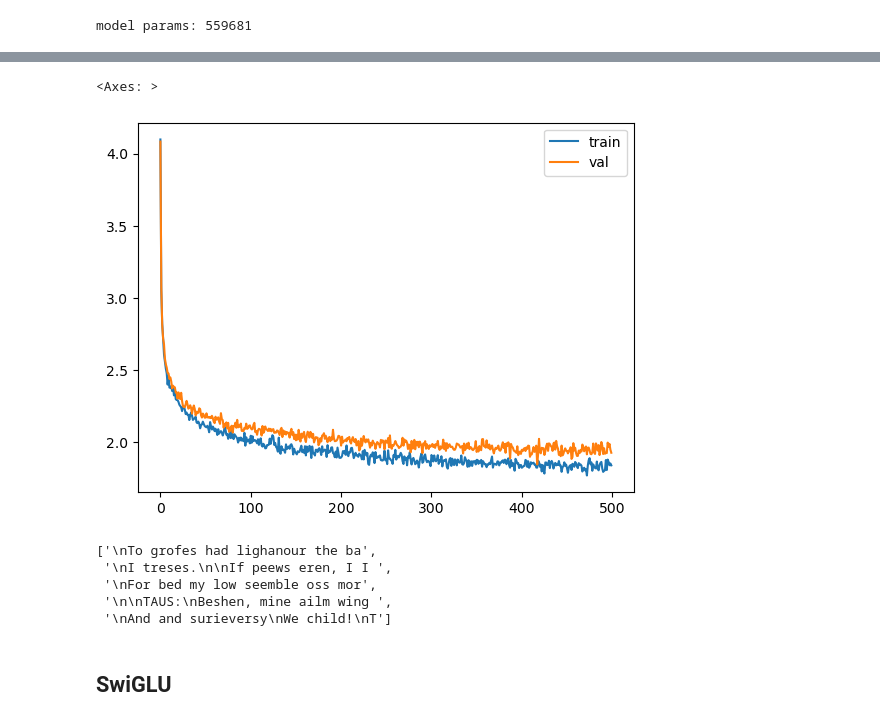
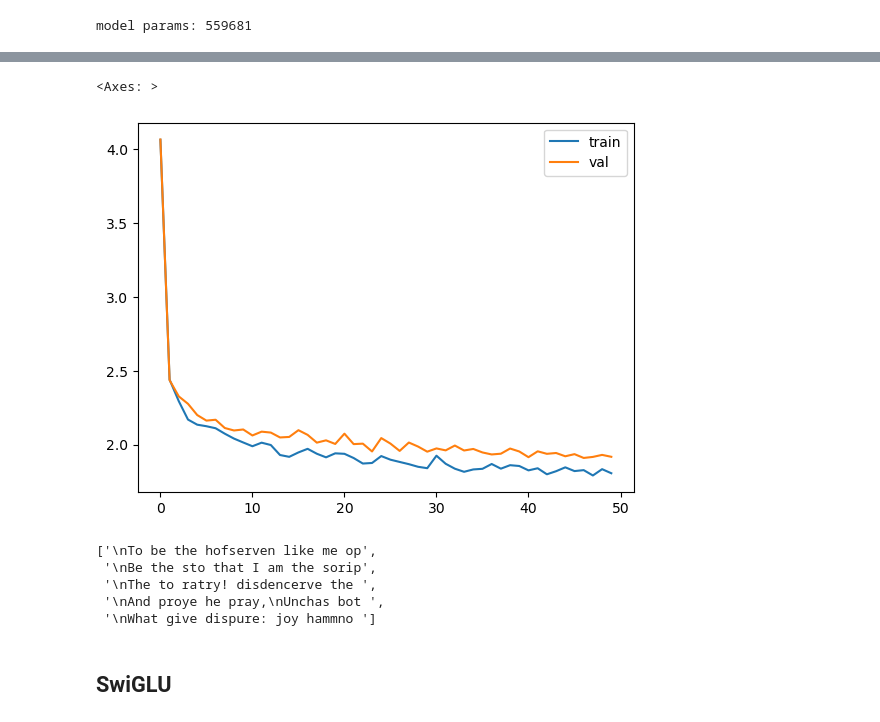
Before and after one commit to geesimon/wheels, a Jupyter notebook: LLAMA.ipynb, the cells around one changed output, grey strips where cells are left out. Saved outputs shown, nothing was run; the diff lists cells and outputs as text; code cells hidden in the pictures.

```diff
--- a/LLAMA.ipynb
+++ b/LLAMA.ipynb
@@ -139,7 +139,7 @@ model params: 33217
 # %%
 MASTER_CONFIG.update({
     'epochs': 1000,
-    'log_interval': 10,
+    'log_interval': 100,
     'batch_size': 32,
 })
 model = SimpleBrokenModel(MASTER_CONFIG)
@@ -510,7 +510,6 @@ model params: 559681
 # %%
 MASTER_CONFIG.update({
     "epochs": 5000,
-    "log_interval": 10,
 })
 train(model, optimizer,print_logs=True)
 # %% [output]
@@ -534,13 +533,13 @@ validation loss:  1.9248549818992615
 <Axes: >
-[figure, old version]
+[figure, new version]
 # %%
 generate(model, config=MASTER_CONFIG)
 # %% [output]
-['\nTo grofes had lighanour the ba',
- '\nI treses.\n\nIf peews eren, I I ',
- '\nFor bed my low seemble oss mor',
- '\n\nTAUS:\nBeshen, mine ailm wing ',
- '\nAnd and surieversy\nWe child!\nT']
+['\nTo be the hofserven like me op',
+ '\nBe the sto that I am the sorip',
+ '\nThe to ratry! disdencerve the ',
+ '\nAnd proye he pray,\nUnchas bot ',
+ '\nWhat give dispure: joy hammno ']
 # %% [markdown]
 ## SwiGLU
 # %%
```
Also changed, not shown: parts of 15 cells of this notebook, 3 other files.
